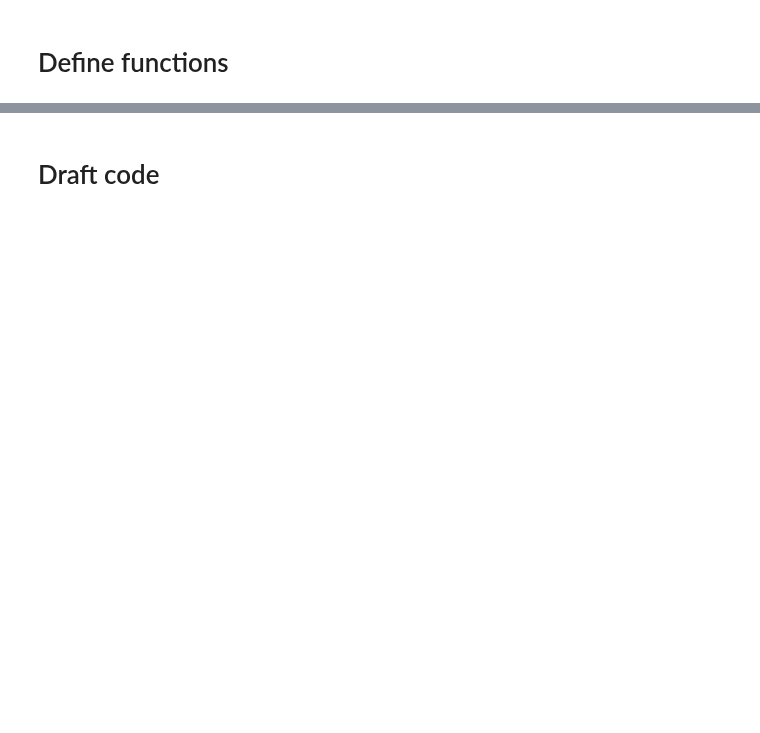
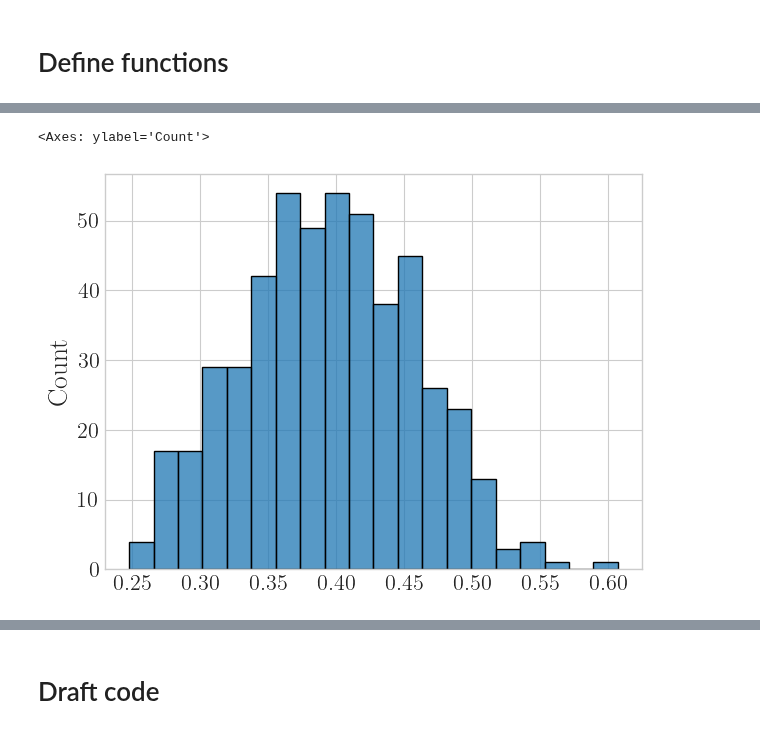
Before and after one commit to joaopfonseca/recourse-over-time, a Jupyter notebook: notebooks/4.3-recourse-fairness.ipynb, the cells around one changed output, grey strips where cells are left out. Saved outputs shown, nothing was run; the diff lists cells and outputs as text; code cells hidden in the pictures; blank space fills up the shorter version.

```diff
--- a/notebooks/4.3-recourse-fairness.ipynb
+++ b/notebooks/4.3-recourse-fairness.ipynb
@@ -181,6 +477,11 @@ model = IgnoreGroupLR(categorical, random_state=RNG_SEED).fit(df, y)
 # %%
 model.coef_ = np.array([[2, 2]])
 model.intercept_ = np.array([-1])
+# %%
+sns.histplot(model.predict_proba(df)[:,0],bins=20)
+# %% [output]
+<Axes: ylabel='Count'>
+[figure, added]
 # %%
 print("Original classes:\n", df.groupby(["groups", y]).size())
 print("Predicted classes:\n", df.groupby(["groups", model.predict(df)]).size())
```
Also changed, not shown: parts of 31 cells of this notebook, 20 other files.
